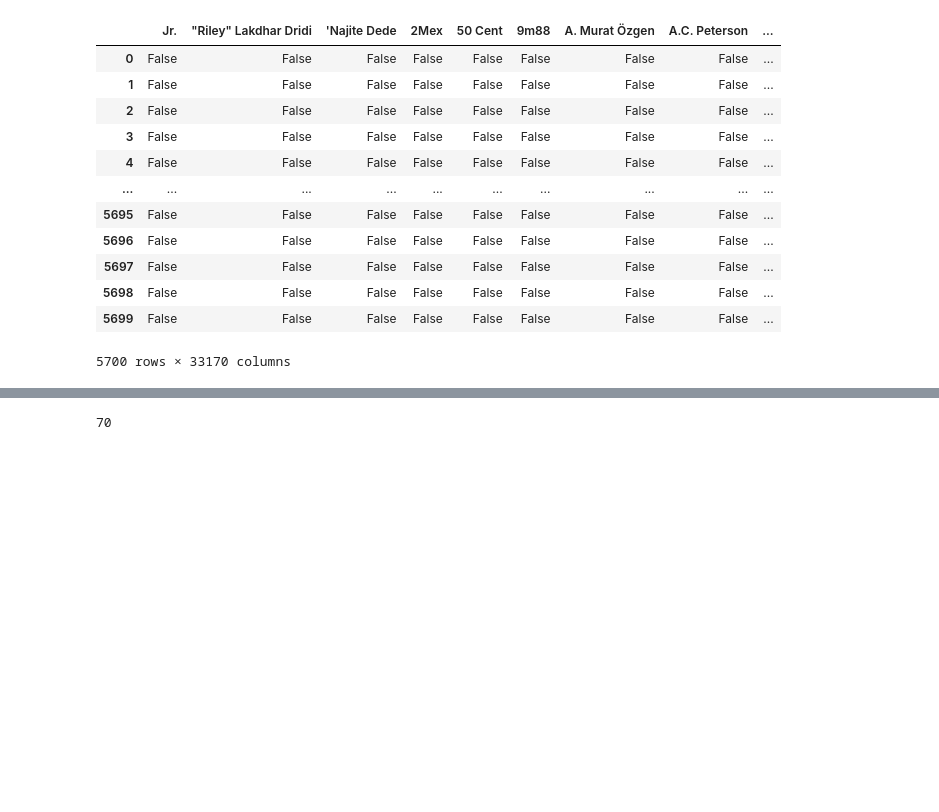
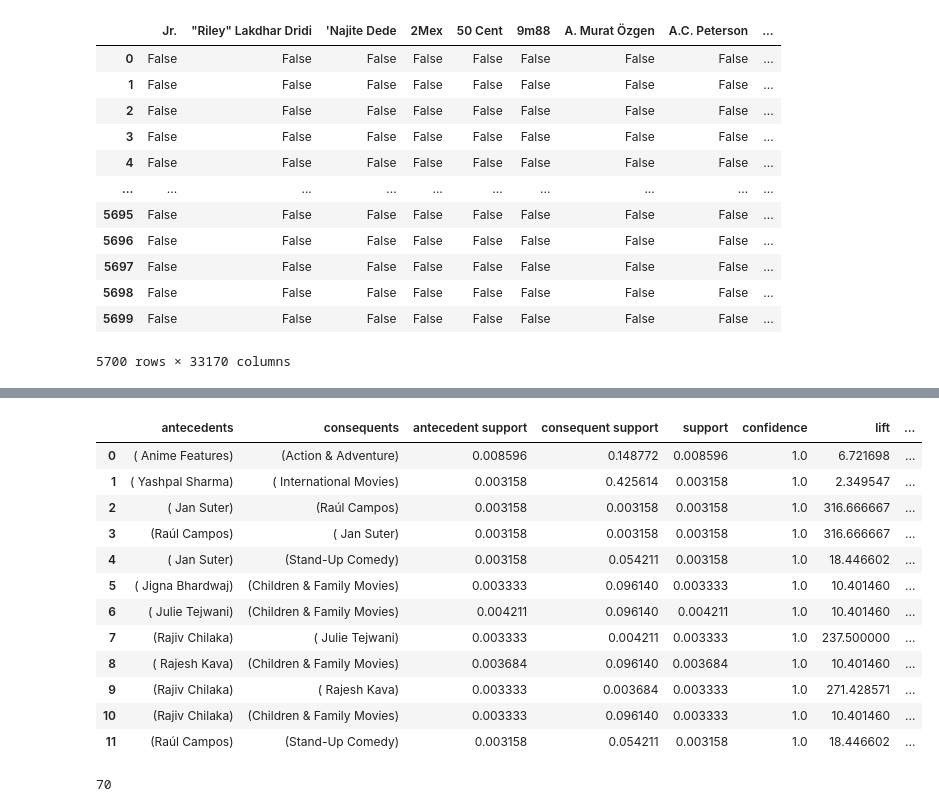
Before and after one commit to mousavil/Netflix-Dataset-Analysis, a Jupyter notebook: Netflix-datamining/Datamining.ipynb, the cells around one changed output, grey strips where cells are left out. Cells and saved outputs as stored; diff of their text form; code cells hidden in the pictures; blank space fills up the shorter version.

Commit message:
implement association rules

```diff
--- a/Netflix-datamining/Datamining.ipynb
+++ b/Netflix-datamining/Datamining.ipynb
@@ -198,3 +225,20 @@ frozenset({'Rajiv Chilaka', ' Julie Tejwani', 'Children & Family Movies', ' Raje
+# %%
+df_ar = association_rules(frequent_itemsets, metric = "confidence", min_threshold = 1)
+df_ar.head(12)
+# %% [output]
+|  | antecedents | consequents | antecedent support | consequent support | support | confidence | lift | ... |
+| 0 | ( Anime Features) | (Action & Adventure) | 0.008596 | 0.148772 | 0.008596 | 1.0 | 6.721698 | ... |
+| 1 | ( Yashpal Sharma) | ( International Movies) | 0.003158 | 0.425614 | 0.003158 | 1.0 | 2.349547 | ... |
+| 2 | ( Jan Suter) | (Raúl Campos) | 0.003158 | 0.003158 | 0.003158 | 1.0 | 316.666667 | ... |
+| 3 | (Raúl Campos) | ( Jan Suter) | 0.003158 | 0.003158 | 0.003158 | 1.0 | 316.666667 | ... |
+| 4 | ( Jan Suter) | (Stand-Up Comedy) | 0.003158 | 0.054211 | 0.003158 | 1.0 | 18.446602 | ... |
+| 5 | ( Jigna Bhardwaj) | (Children & Family Movies) | 0.003333 | 0.096140 | 0.003333 | 1.0 | 10.401460 | ... |
+| 6 | ( Julie Tejwani) | (Children & Family Movies) | 0.004211 | 0.096140 | 0.004211 | 1.0 | 10.401460 | ... |
+| 7 | (Rajiv Chilaka) | ( Julie Tejwani) | 0.003333 | 0.004211 | 0.003333 | 1.0 | 237.500000 | ... |
+| 8 | ( Rajesh Kava) | (Children & Family Movies) | 0.003684 | 0.096140 | 0.003684 | 1.0 | 10.401460 | ... |
+| 9 | (Rajiv Chilaka) | ( Rajesh Kava) | 0.003333 | 0.003684 | 0.003333 | 1.0 | 271.428571 | ... |
+| 10 | (Rajiv Chilaka) | (Children & Family Movies) | 0.003333 | 0.096140 | 0.003333 | 1.0 | 10.401460 | ... |
+| 11 | (Raúl Campos) | (Stand-Up Comedy) | 0.003158 | 0.054211 | 0.003158 | 1.0 | 18.446602 | ... |
 # %%
 import pandas as pd
 import numpy as np
```
Also changed, not shown: parts of 7 cells of this notebook.
